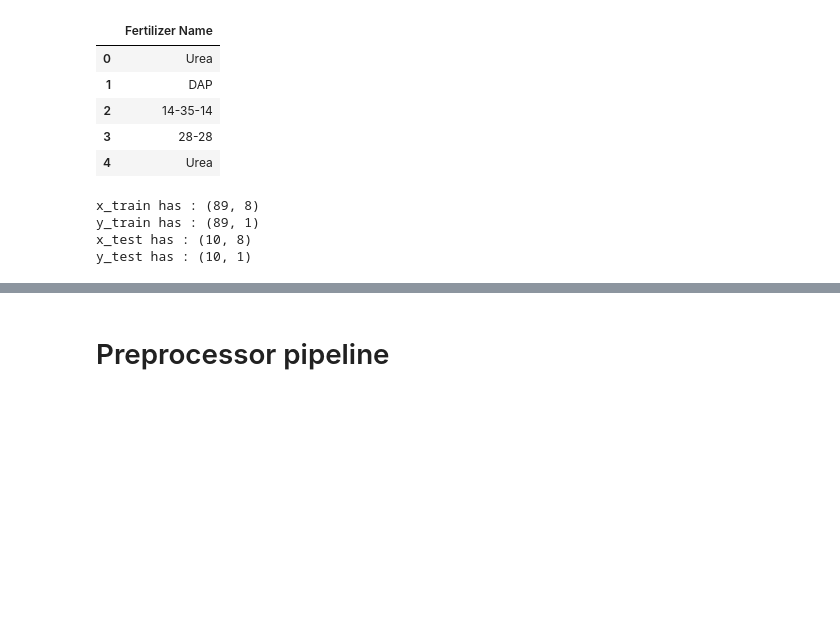
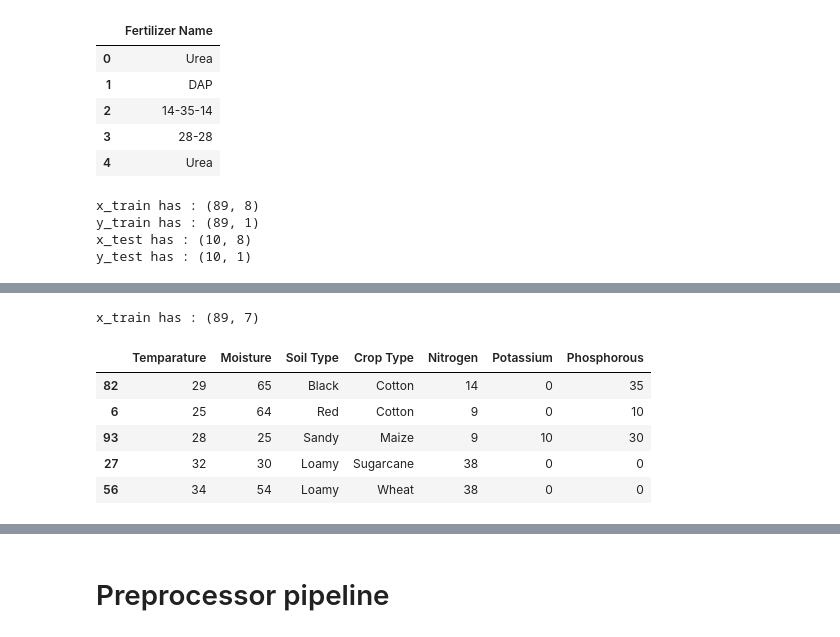
Before and after one commit to pinilDissanayaka/Fertilizer-Type-Prediction, a Jupyter notebook: Notebook/Fertilizer Type Prediction.ipynb, the cells around one changed output, grey strips where cells are left out. Saved outputs shown, nothing was run; the diff lists cells and outputs as text; code cells hidden in the pictures; blank space fills up the shorter version.

```diff
--- a/Notebook/Fertilizer Type Prediction.ipynb
+++ b/Notebook/Fertilizer Type Prediction.ipynb
@@ -235,0 +283,11 @@ x_cat_col = list(set(x_all_col) - set(x_num_col))
+# %%
+print(f"x_train has : {x_train.shape}")
+x_train.head()
+# %% [output]
+x_train has : (89, 7)
+|  | Temparature | Moisture | Soil Type | Crop Type | Nitrogen | Potassium | Phosphorous |
+| 82 | 29 | 65 | Black | Cotton | 14 | 0 | 35 |
+| 6 | 25 | 64 | Red | Cotton | 9 | 0 | 10 |
+| 93 | 28 | 25 | Sandy | Maize | 9 | 10 | 30 |
+| 27 | 32 | 30 | Loamy | Sugarcane | 38 | 0 | 0 |
+| 56 | 34 | 54 | Loamy | Wheat | 38 | 0 | 0 |
```
Also changed, not shown: parts of 13 cells of this notebook.
